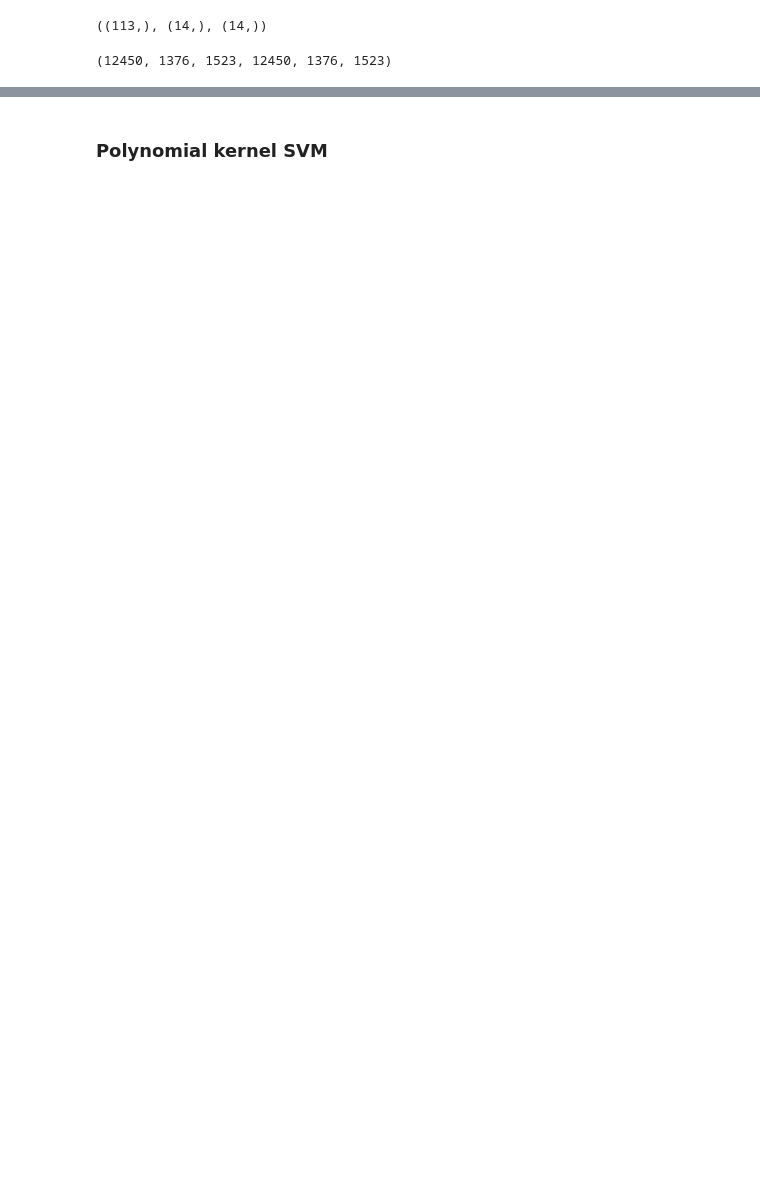
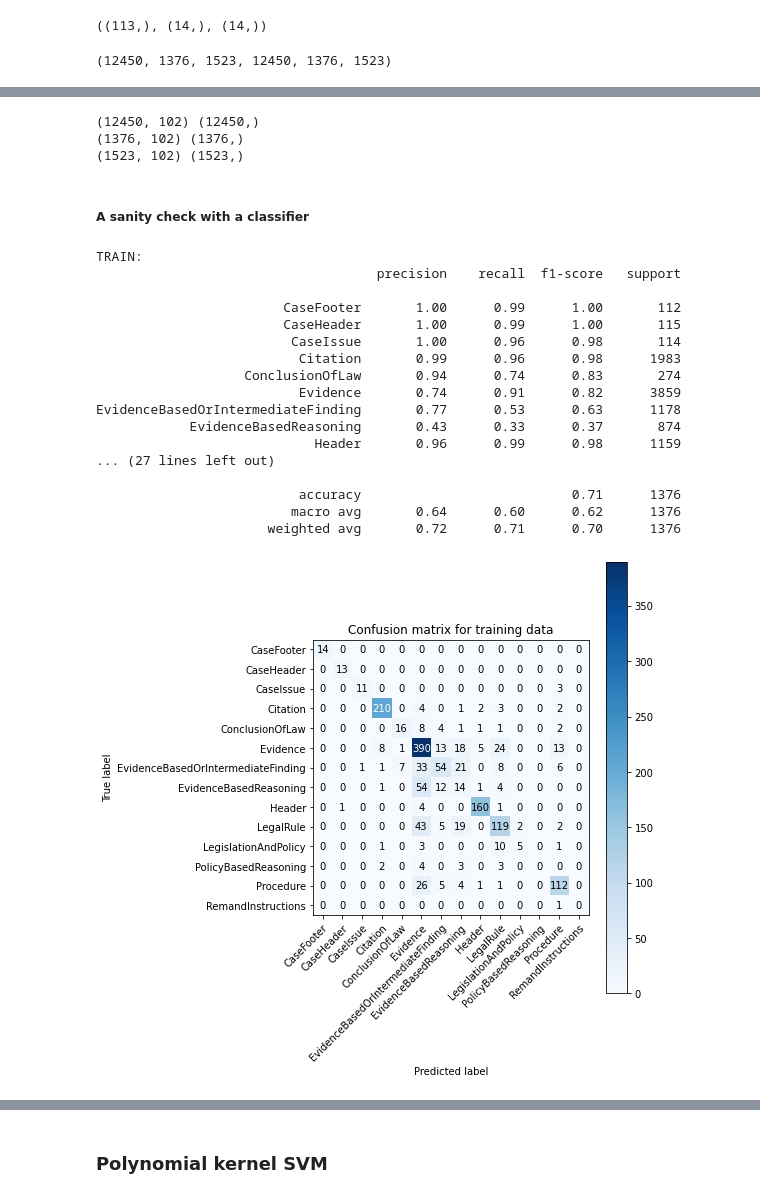
Before and after one commit to siyamsajeebkhan/sentence-classification-in-legal-domain, a Jupyter notebook: Notebooks/Phase5_Training_Classifiers.ipynb, the cells around one changed output, grey strips where cells are left out. Drawn from its saved outputs; the diff is of its cells as text; code cells hidden in the pictures; blank space fills up the shorter version.

```diff
--- a/Notebooks/Phase5_Training_Classifiers.ipynb
+++ b/Notebooks/Phase5_Training_Classifiers.ipynb
@@ -386,0 +306,8 @@ plt.show()
+# %%
+# Extend by adding a a single float variable representing the number of tokens in the sentence, normalized
+# by subtracting the mean and dividing by the standard deviation across all sentence
+# tokens counts in the training data
+
+df = pd.DataFrame([s['token_count'] for s in train_spans])
+df.columns = ['token_count']
+token_count_mean, token_count_std = df['token_count'].mean(), df['token_count'].std()
@@ -386,0 +392,21 @@ plt.show()
+# %%
+def make_tfidf_feature_vectors_and_labels(spans, vectorizer):
+    # function takes long to execute
+    # note: we un-sparse the matrix here to be able to manipulate it
+
+    df = pd.DataFrame([s['token_count'] for s in spans])
+    df.columns = ['token_count']
+    token_count_mean, token_count_std = df['token_count'].mean(), df['token_count'].std()
+
+    tfidf = spacy_tfidf_vectorizer.transform([s['txt'] for s in spans]).toarray()
+    starts_normalized = np.array([s['start_normalized'] for s in spans])
+    token_count_normalized = np.array([(s['token_count']-token_count_mean)/token_count_std for s in spans])
+#     num_tokens = np.array([len(s['tokens_spacy']) for s in spans])
+
+    y = np.array([s['type'] for s in spans])
+    X = np.concatenate((tfidf, np.expand_dims(starts_normalized, axis=1), np.expand_dims(token_count_normalized, axis=1)), axis=1)
+    return X, y
+# %%
+train_X_tfidf, train_y_tfidf = make_tfidf_feature_vectors_and_labels(train_spans, spacy_tfidf_vectorizer)
+dev_X_tfidf, dev_y_tfidf = make_tfidf_feature_vectors_and_labels(dev_spans, spacy_tfidf_vectorizer)
+test_X_tfidf, test_y_tfidf = make_tfidf_feature_vectors_and_labels(test_spans, spacy_tfidf_vectorizer)
@@ -386,0 +453,42 @@ plt.show()
+# %%
+print(f'{train_X_wv.shape} {train_y_wv.shape}')
+print(f'{dev_X_wv.shape} {dev_y_wv.shape}')
+print(f'{test_X_wv.shape} {test_y_wv.shape}')
+# %% [output]
+(12450, 102) (12450,)
+(1376, 102) (1376,)
+(1523, 102) (1523,)
+# %% [markdown]
+##### A sanity check with a classifier
+# %%
+# With TF-IDF vectors
+
+#clf = GaussianNB()
+clf = tree.DecisionTreeClassifier(max_depth=12)
+clf = clf.fit(train_X_tfidf, train_y_tfidf)
+
+print('TRAIN:\n'+classification_report(train_spans_labels, clf.predict(train_X_tfidf)))
+print('TEST:\n'+classification_report(dev_spans_labels, clf.predict(dev_X_tfidf)))
+
+plot_confusion_matrix(test_spans_labels, clf.predict(test_X_tfidf), classes=list(clf.classes_),
+                      title='Confusion matrix for training data')
+plt.show()
+# %% [output]
+TRAIN:
+                                    precision    recall  f1-score   support
+
+                        CaseFooter       1.00      0.99      1.00       112
+                        CaseHeader       1.00      0.99      1.00       115
+                         CaseIssue       1.00      0.96      0.98       114
+                          Citation       0.99      0.96      0.98      1983
+                   ConclusionOfLaw       0.94      0.74      0.83       274
+                          Evidence       0.74      0.91      0.82      3859
+EvidenceBasedOrIntermediateFinding       0.77      0.53      0.63      1178
+            EvidenceBasedReasoning       0.43      0.33      0.37       874
+                            Header       0.96      0.99      0.98      1159
+... (27 lines left out)
+
+                          accuracy                           0.71      1376
+                         macro avg       0.64      0.60      0.62      1376
+                      weighted avg       0.72      0.71      0.70      1376
+[figure, added]
```
Also changed, not shown: parts of 81 cells of this notebook.
